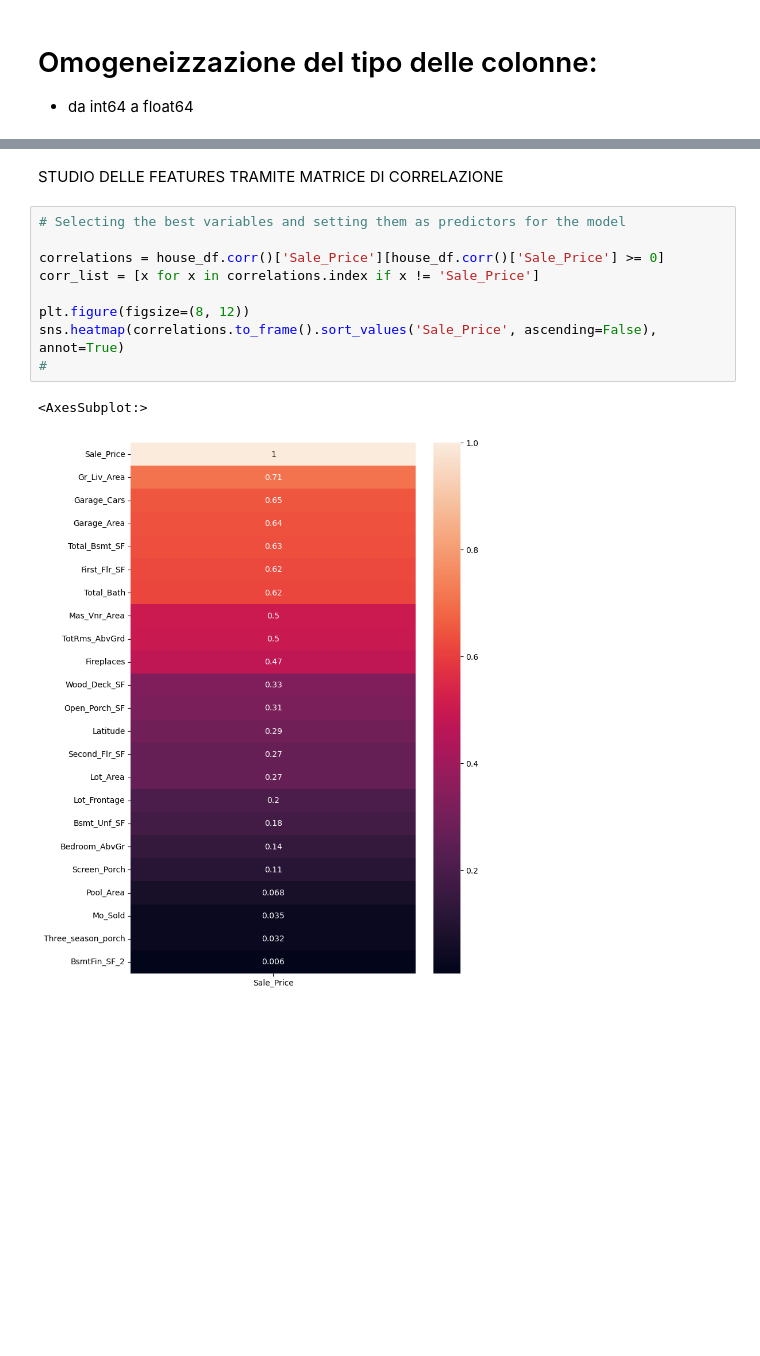
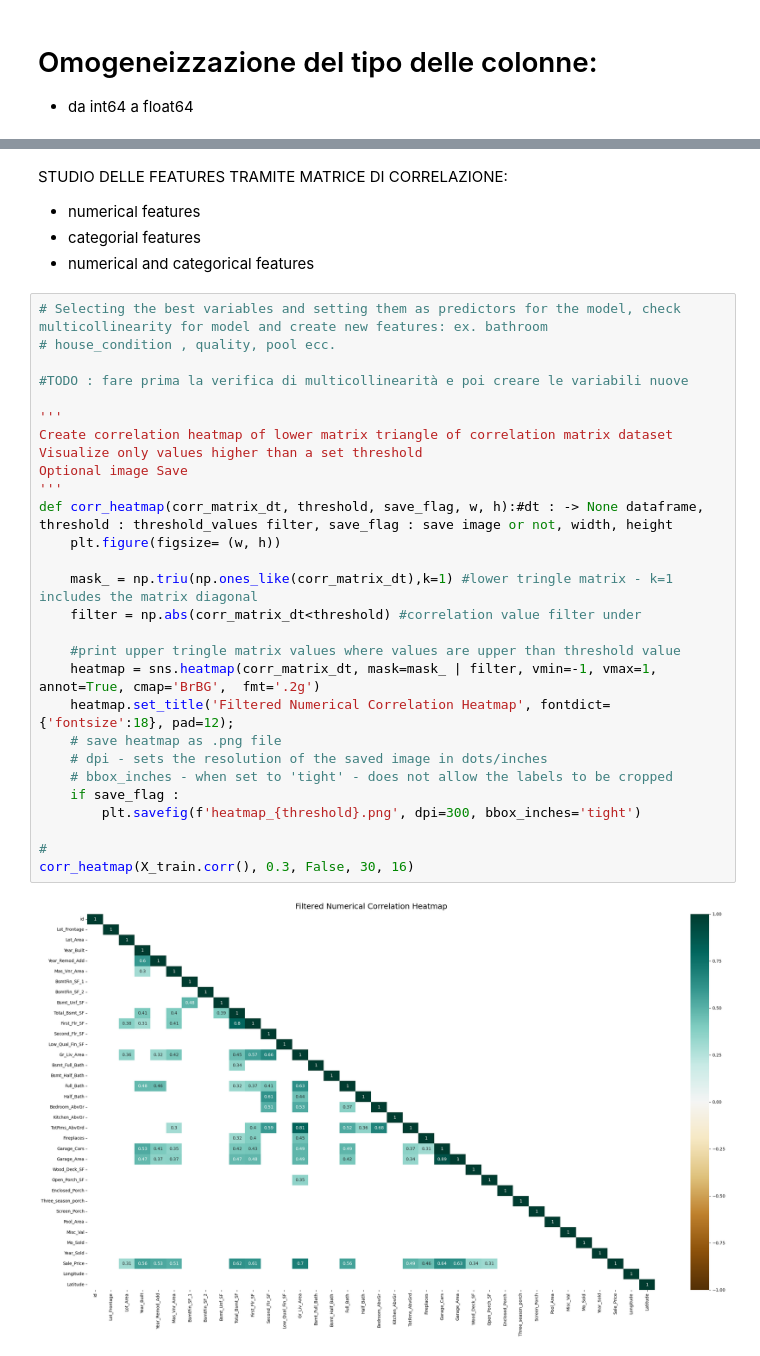
Before and after one commit to TheBrex/Ames_house_Price_Prediction, a Jupyter notebook: data_clean.ipynb, the cells around one changed output, grey strips where cells are left out. Cells and saved outputs as stored; diff of their text form; blank space fills up the shorter version.

```diff
--- a/data_clean.ipynb
+++ b/data_clean.ipynb
@@ -98,14 +108,35 @@ Year_Sold: N° 5 - {2006, 2007, 2008, 2009, 2010}
 # %% [markdown]
-STUDIO DELLE FEATURES TRAMITE MATRICE DI CORRELAZIONE
+STUDIO DELLE FEATURES TRAMITE MATRICE DI CORRELAZIONE:
+ - numerical features
+ - categorial features
+ - numerical and categorical features
-# %%
-# Selecting the best variables and setting them as predictors for the model
-
-correlations = house_df.corr()['Sale_Price'][house_df.corr()['Sale_Price'] >= 0]
-corr_list = [x for x in correlations.index if x != 'Sale_Price']
-
-plt.figure(figsize=(8, 12))
-sns.heatmap(correlations.to_frame().sort_values('Sale_Price', ascending=False), annot=True)
-#
-# %% [output]
-<AxesSubplot:>
-[figure, removed]
+# %%
+# Selecting the best variables and setting them as predictors for the model, check multicollinearity for model and create new features: ex. bathroom
+# house_condition , quality, pool ecc.
+
+#TODO : fare prima la verifica di multicollinearità e poi creare le variabili nuove
+
+'''
+Create correlation heatmap of lower matrix triangle of correlation matrix dataset
+Visualize only values higher than a set threshold
+Optional image Save
+'''
+def corr_heatmap(corr_matrix_dt, threshold, save_flag, w, h):#dt : -> None dataframe, threshold : threshold_values filter, save_flag : save image or not, width, height
+    plt.figure(figsize= (w, h))
+
+    mask_ = np.triu(np.ones_like(corr_matrix_dt),k=1) #lower tringle matrix - k=1 includes the matrix diagonal
+    filter = np.abs(corr_matrix_dt<threshold) #correlation value filter under
+
+    #print upper tringle matrix values where values are upper than threshold value
+    heatmap = sns.heatmap(corr_matrix_dt, mask=mask_ | filter, vmin=-1, vmax=1, annot=True, cmap='BrBG',  fmt='.2g')
+    heatmap.set_title('Filtered Numerical Correlation Heatmap', fontdict={'fontsize':18}, pad=12);
+    # save heatmap as .png file
+    # dpi - sets the resolution of the saved image in dots/inches
+    # bbox_inches - when set to 'tight' - does not allow the labels to be cropped
+    if save_flag :
+        plt.savefig(f'heatmap_{threshold}.png', dpi=300, bbox_inches='tight')
+
+#
+corr_heatmap(X_train.corr(), 0.3, False, 30, 16)
+# %% [output]
+[figure, added]
```
Also changed, not shown: parts of 16 cells of this notebook, 9 other files.
